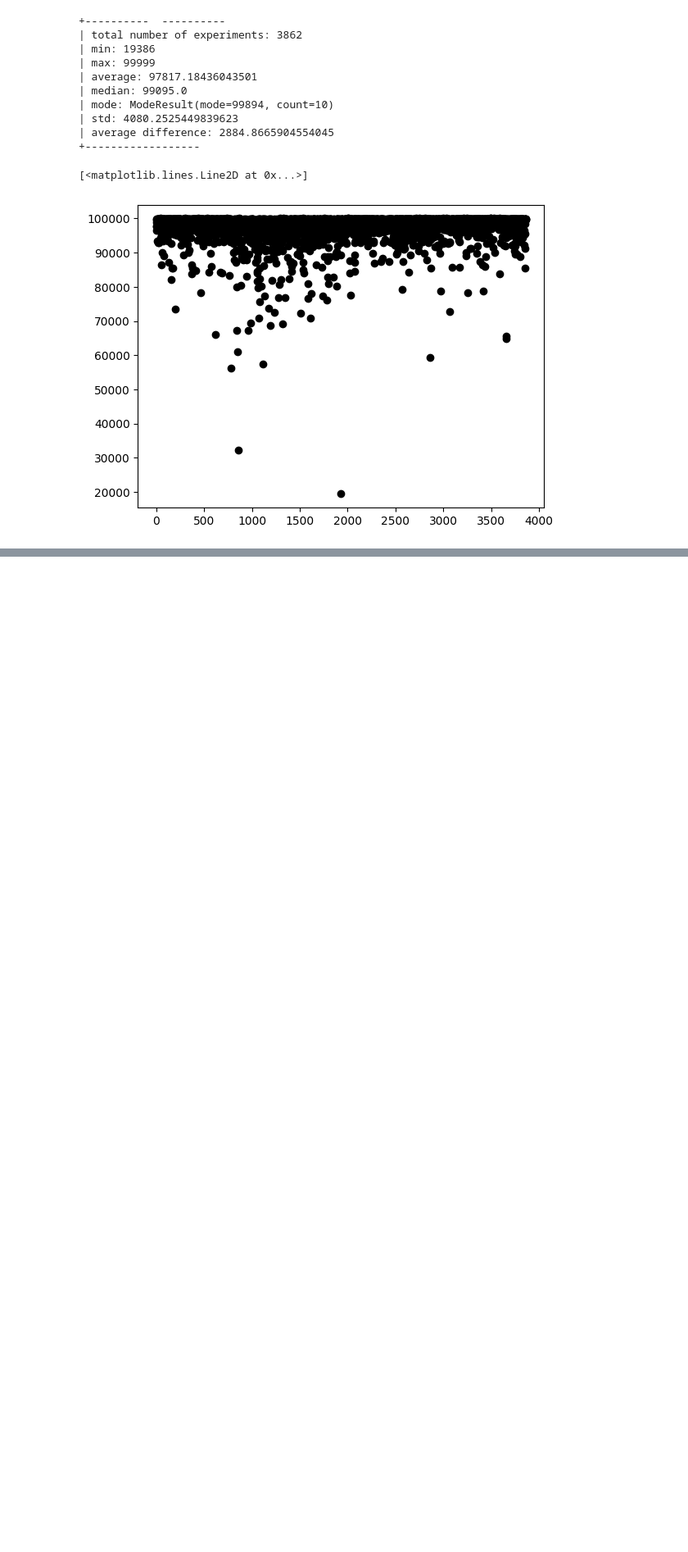
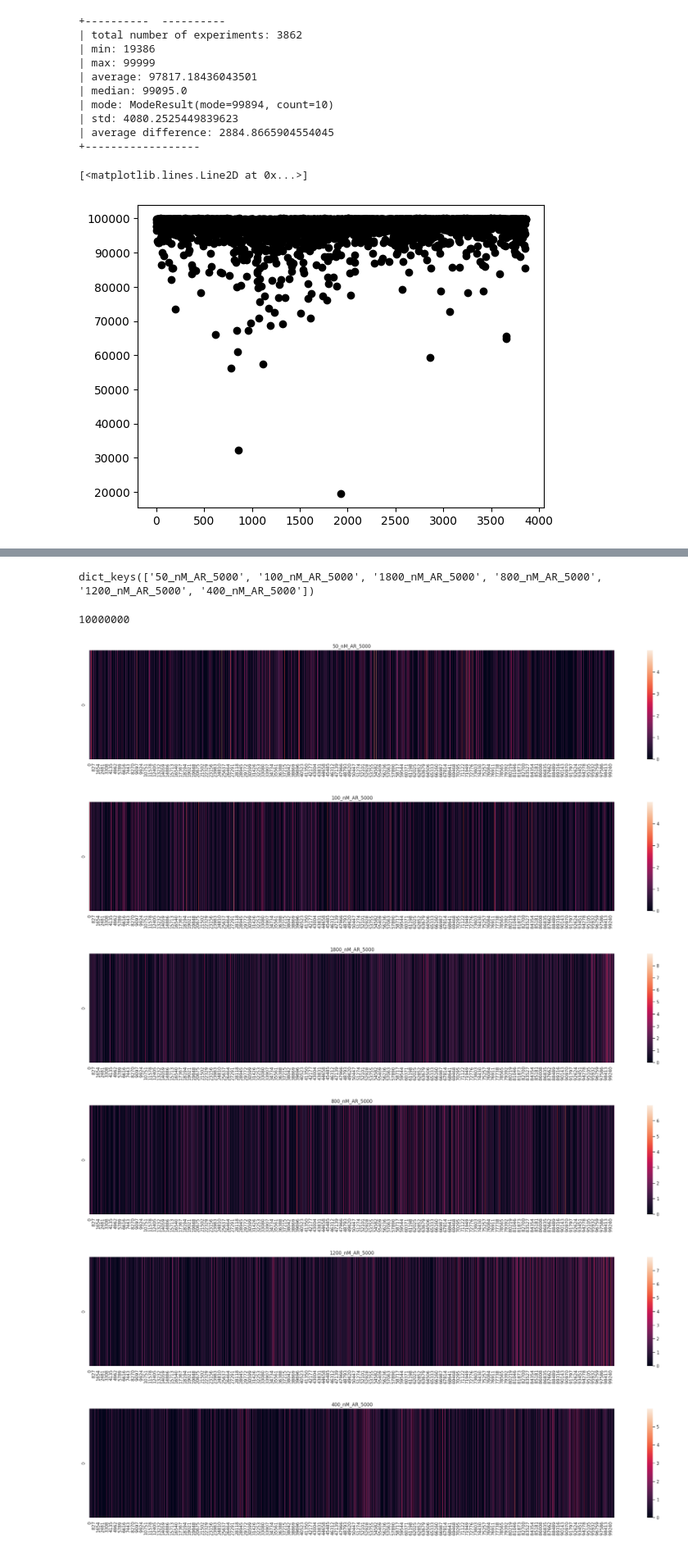
Before and after one commit to khood5/SNN-DNA-project, a Jupyter notebook: dataPlayground.ipynb, the cells around one changed output, grey strips where cells are left out. Shown at 82% size. Drawn from its saved outputs; the diff is of its cells as text; code cells hidden in the pictures; blank space fills up the shorter version.

```diff
--- a/dataPlayground.ipynb
+++ b/dataPlayground.ipynb
@@ -788,3 +793,9 @@ plt.plot(list(range(len(lengths))), lengths, 'o', color='black')
 # %% [output]
 [<matplotlib.lines.Line2D at 0x...>]
 [figure]
+# %%
+large_data_folder = "/home/khood/GitHub/SNN-DNA-project/Prepocessing/sorted"
+folders = [d[0] for d in os.walk(large_data_folder)][1:] # remove first one is it is "/home/khood/GitHub/SNN-DNA-project/Prepocessing/sorted"
+# folders.remove(f"{large_data_folder}/allData")
+print(len(folders))
+folders
@@ -790,0 +810,44 @@ plt.plot(list(range(len(lengths))), lengths, 'o', color='black')
+# %%
+datasets = []
+featIn = 0
+rawData = {}
+for d in folders:
+    data = expermentDataloader(
+        f"{d}/index.csv",
+        f"{d}",
+    )
+    rawData[f"{d.split('/')[-1]}"] = [d for d in data]
+rawData.keys()
+# %% [output]
+dict_keys(['50_nM_AR_5000', '100_nM_AR_5000', '1800_nM_AR_5000', '800_nM_AR_5000', '1200_nM_AR_5000', '400_nM_AR_5000'])
+# %%
+data = [list(d[0]) for d in rawData["50_nM_AR_5000"]]
+# %%
+targets = [list(d[1]) for d in rawData["50_nM_AR_5000"]]
+np.sum(targets)
+# %% [output]
+10000000
+# %%
+dfs = {}
+for k in rawData.keys():
+    data = [list(d[0]) for d in rawData[k]]
+    df = pd.DataFrame(data)
+    df = df.sum(axis=0)
+    df = df.sub(np.mean(data))
+    df = [list(df)]
+    dfs[k] = pd.DataFrame(df)
+# %%
+for k in dfs.keys():
+    plt.rcParams['figure.figsize'] = [30, 5]
+    sns
+    sns.set(style="darkgrid")
+    sns.heatmap(data=dfs[k])
+    plt.title(f'{k}')
+    plt.show()
+# %% [output]
+[figure, added]
+[figure, added]
+[figure, added]
+[figure, added]
+[figure, added]
+[figure, added]
```
Also changed, not shown: parts of 2 cells of this notebook, 49 other files.
